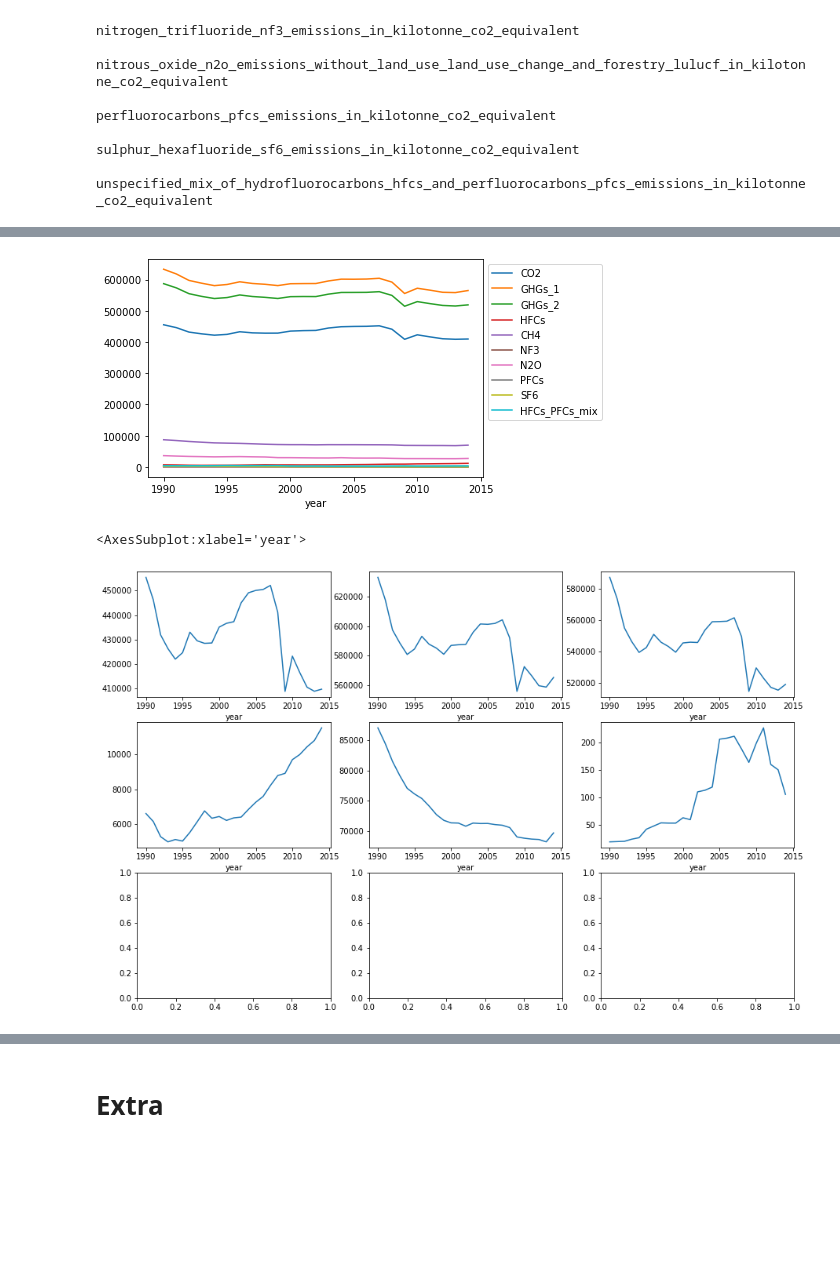
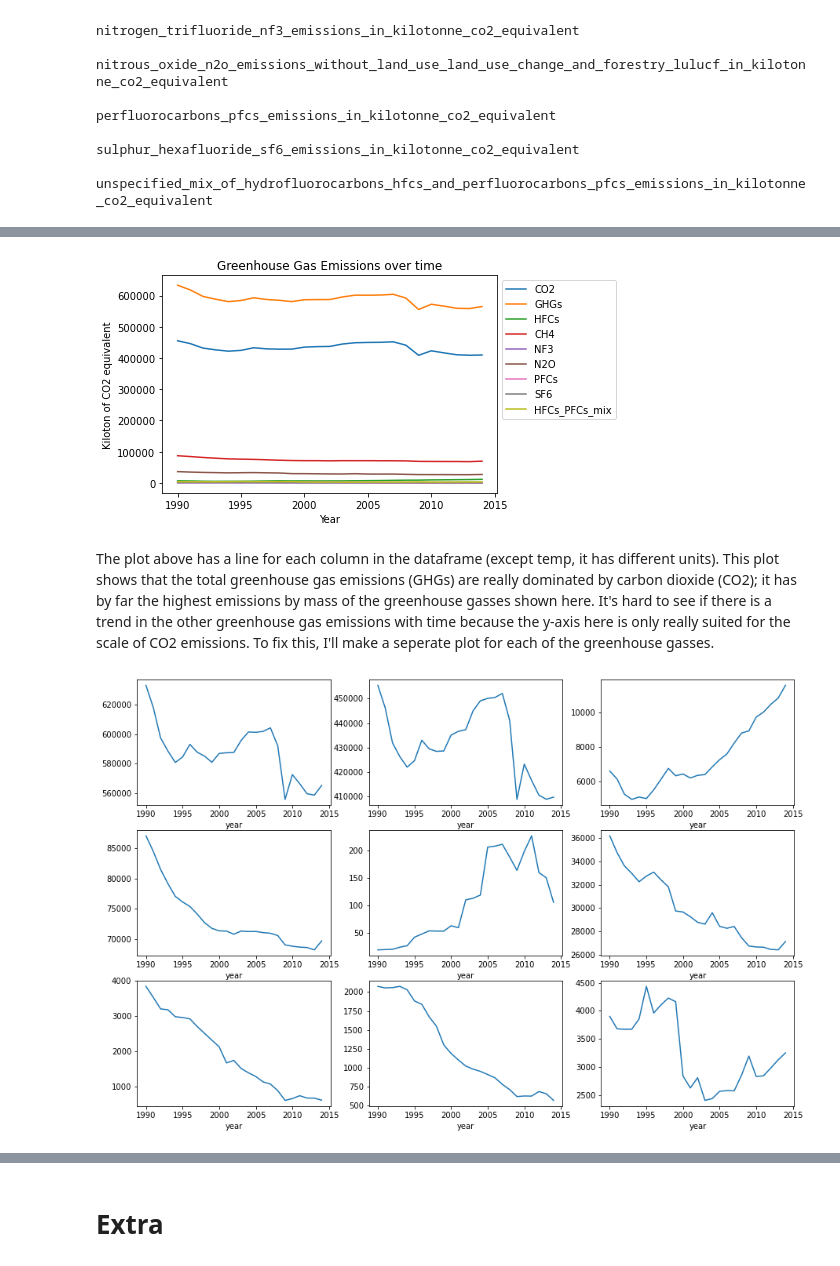
Before and after one commit to jpdevito/cmsc320, a Jupyter notebook: Tutorial.ipynb, the cells around one changed output, grey strips where cells are left out. Saved outputs shown, nothing was run; the diff lists cells and outputs as text; code cells hidden in the pictures; blank space fills up the shorter version.

Commit message:
scraped nasa data, started plotting

```diff
--- a/Tutorial.ipynb
+++ b/Tutorial.ipynb
@@ -72,0 +52,5 @@ txt
+# %%
+# makes an array of each line as a string, and removes junk from the beginning and end
+arr = web.text.split("\n")[5:-1]
+
+arr[:5]
@@ -72,0 +63,8 @@ txt
+# %%
+# makes a dataframe from a 2d matrix of the year and temp columns
+temp_data = pd.DataFrame(list(map(lambda s: s.split("     ")[:2], arr)))
+temp_data.columns = ["year", "temp"]
+temp_data.year = temp_data.year.transform(lambda y: int(y)) # makes consistent with ghg data
+temp_data.temp = temp_data.temp.transform(lambda y: float(y))
+
+temp_data.head()
@@ -98,8 +104,16 @@ sulphur_hexafluoride_sf6_emissions_in_kilotonne_co2_equivalent
 
 unspecified_mix_of_hydrofluorocarbons_hfcs_and_perfluorocarbons_pfcs_emissions_in_kilotonne_co2_equivalent
 # %%
-df = ghg_data.pivot_table(index="year", columns=["category"])
+# pivots table to give each category a column, takes mean temp across all countries/areas
+df = ghg_data.pivot_table(index="year", columns=["category"], aggfunc="mean")
 df.columns = df.columns.droplevel()
-df.columns = ["CO2", "GHGs_1", "GHGs_2", "HFCs", "CH4", "NF3", "N2O", "PFCs", "SF6", "HFCs_PFCs_mix"]
+df.columns = ["CO2", "GHGs", "GHGs_2", "HFCs", "CH4", "NF3", "N2O", "PFCs", "SF6", "HFCs_PFCs_mix"]
+
+# GHGs_2 does not have indirect co2, so let's just drop in
+df = df.drop("GHGs_2", axis=1)
+
+# adds a column for temp data
+df = df.join(temp_data.set_index("year"), how="inner")
+
 df.head()
 # %% [output]
@@ -113,5 +127,10 @@ df.head()
 # %%
-df.plot()
+df.drop(["temp"], axis=1).plot()
+plt.xlabel("Year")
+plt.ylabel("Kiloton of CO2 equivalent")
+plt.title("Greenhouse Gas Emissions over time")
 plt.legend(bbox_to_anchor=(1,1), loc="upper left");
 # %% [output]
-[figure, old version]
+[figure, new version]
+# %% [markdown]
+The plot above has a line for each column in the dataframe (except temp, it has different units). This plot shows that the total greenhouse gas emissions (GHGs) are really dominated by carbon dioxide (CO2); it has by far the highest emissions by mass of the greenhouse gasses shown here. It's hard to see if there is a trend in the other greenhouse gas emissions with time because the y-axis here is only really suited for the scale of CO2 emissions. To fix this, I'll make a seperate plot for each of the greenhouse gasses.
@@ -118,12 +139,14 @@ plt.legend(bbox_to_anchor=(1,1), loc="upper left");
 # %%
 fig, ax = plt.subplots(nrows=3, ncols=3, figsize=(15, 10))
-df["CO2"].plot(ax=ax[0][0])
-df["GHGs_1"].plot(ax=ax[0][1])
-df["GHGs_2"].plot(ax=ax[0][2])
-df["HFCs"].plot(ax=ax[1][0])
-df["CH4"].plot(ax=ax[1][1])
-df["NF3"].plot(ax=ax[1][2])
+df["GHGs"].plot(ax=ax[0][0])
+df["CO2"].plot(ax=ax[0][1])
+df["HFCs"].plot(ax=ax[0][2])
+df["CH4"].plot(ax=ax[1][0])
+df["NF3"].plot(ax=ax[1][1])
+df["N2O"].plot(ax=ax[1][2])
+df["PFCs"].plot(ax=ax[2][0])
+df["SF6"].plot(ax=ax[2][1])
+df["HFCs_PFCs_mix"].plot(ax=ax[2][2]);
 # %% [output]
-<AxesSubplot:xlabel='year'>
-[figure, old version]
+[figure, new version]
 # %%
```
Also changed, not shown: parts of 18 cells of this notebook.
